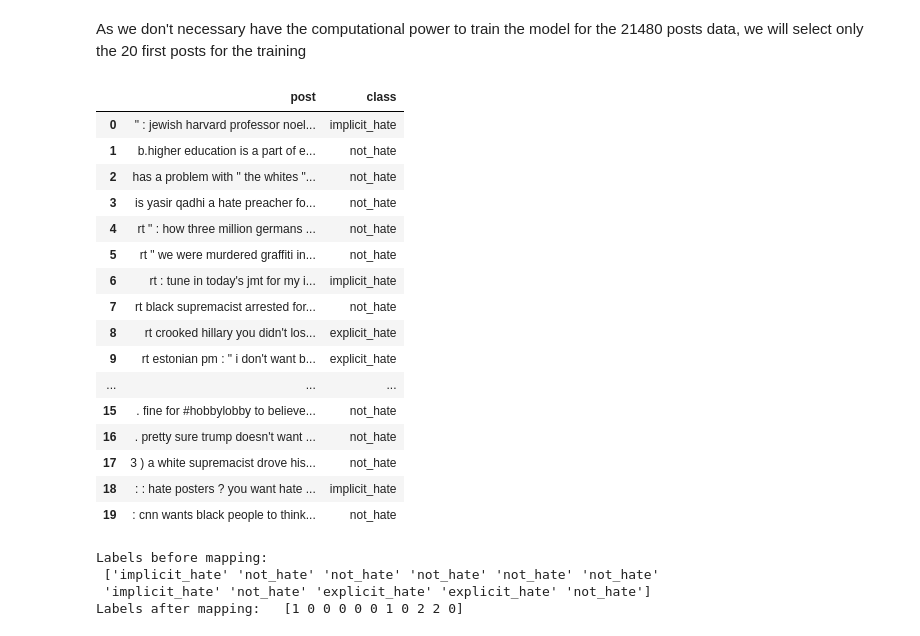
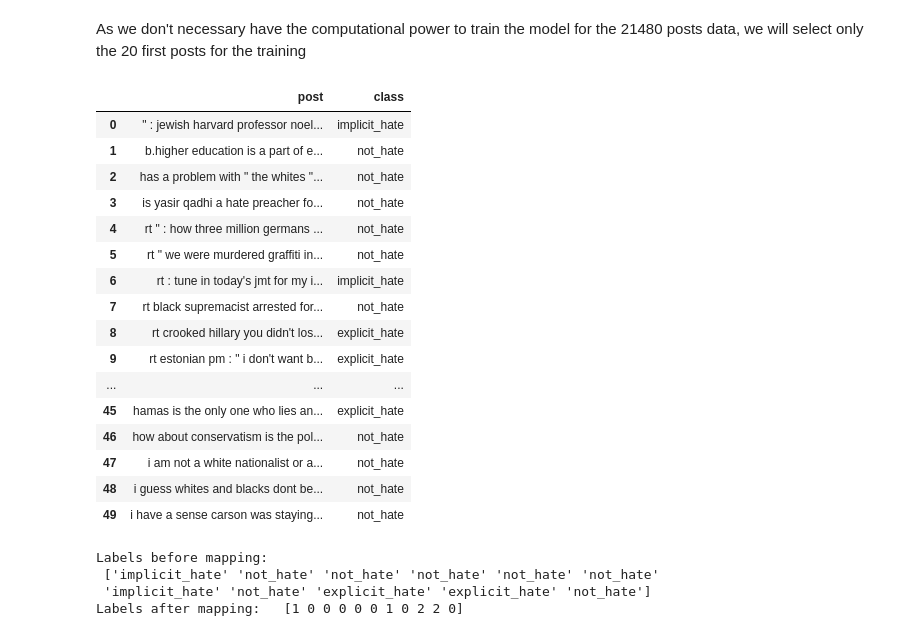
Before and after one commit to Ovoland/Deep_Learning_grp21, a Jupyter notebook: main.ipynb, the cells around one changed output. Saved outputs shown, nothing was run; the diff lists cells and outputs as text; code cells hidden in the pictures.

```diff
--- a/main.ipynb
+++ b/main.ipynb
@@ -76,26 +76,26 @@ BATCH_SIZE = 1
 # %% [markdown]
 As we don't necessary have the computational power to train the model for the 21480 posts data, we will select only the 20 first posts for the training
 # %%
-data = data.head(20)
+data = data.head(50)
 data
 # %% [output]
 |  | post | class |
 | 0 | " : jewish harvard professor noel... | implicit_hate |
 | 1 | b.higher education is a part of e... | not_hate |
 | 2 | has a problem with " the whites "... | not_hate |
 | 3 | is yasir qadhi a hate preacher fo... | not_hate |
 | 4 | rt " : how three million germans ... | not_hate |
 | 5 | rt " we were murdered graffiti in... | not_hate |
 | 6 | rt : tune in today's jmt for my i... | implicit_hate |
 | 7 | rt black supremacist arrested for... | not_hate |
 | 8 | rt crooked hillary you didn't los... | explicit_hate |
 | 9 | rt estonian pm : " i don't want b... | explicit_hate |
 | ... | ... | ... |
-| 15 | . fine for #hobbylobby to believe... | not_hate |
-| 16 | . pretty sure trump doesn't want ... | not_hate |
-| 17 | 3 ) a white supremacist drove his... | not_hate |
-| 18 | : : hate posters ? you want hate ... | implicit_hate |
-| 19 | : cnn wants black people to think... | not_hate |
+| 45 | hamas is the only one who lies an... | explicit_hate |
+| 46 | how about conservatism is the pol... | not_hate |
+| 47 | i am not a white nationalist or a... | not_hate |
+| 48 | i guess whites and blacks dont be... | not_hate |
+| 49 | i have a sense carson was staying... | not_hate |
 # %%
 # Label mappings
 id2label = {0: "not_hate", 1: "implicit_hate", 2: "explicit_hate"}
```
Also changed, not shown: parts of 4 cells of this notebook.
